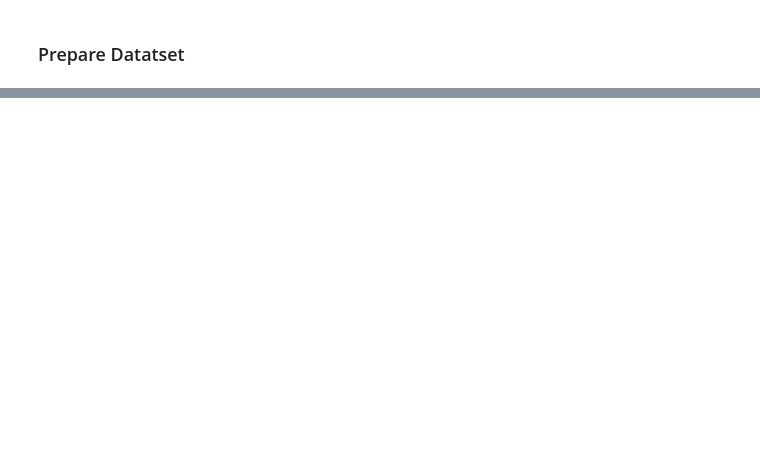
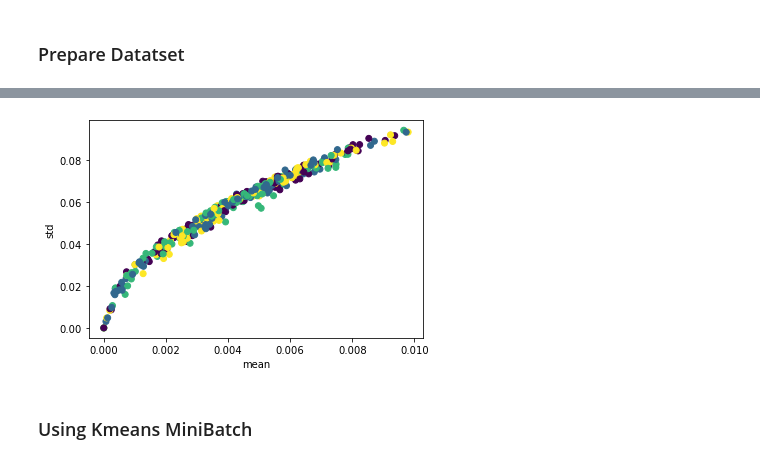
Before and after one commit to iamr0b0tx/topic_modeler, a Jupyter notebook: topic_modeler.ipynb, the cells around one changed output, grey strips where cells are left out. Drawn from its saved outputs; the diff is of its cells as text; code cells hidden in the pictures; blank space fills up the shorter version.

```diff
--- a/topic_modeler.ipynb
+++ b/topic_modeler.ipynb
@@ -444,0 +257,3 @@ label_classes
+# %%
+doc_word_distr = word_doc_frequency * word_weight
+# doc_word_distr = (doc_word_distr.T / doc_word_distr.sum(1)).T.fillna(0)
@@ -444,0 +327,23 @@ label_classes
+# %%
+# reduction = None
+# reduction = "pca"
+reduction = "normal"
+
+if reduction is None:
+    columns = doc_word_distr.columns
+    param_values = doc_word_distr.values
+
+if reduction == "pca":
+    num_of_components = 2
+    columns = list(range(num_of_components))
+
+    pca = PCA(n_components=num_of_components, whiten=True)
+    x_new = param_values = pca.fit_transform(doc_word_distr)
+
+if reduction == "normal":
+    columns = ["mean", "std"]
+    column_values = [doc_word_distr.mean(1), doc_word_distr.std(1)]
+    param_values = np.array(column_values).T
+
+distr_params = pd.DataFrame(data=param_values, columns=columns, index=list(range(len(doc_word_distr))))
+print(f"distr_params has shape {distr_params.shape}")
@@ -444,0 +361,9 @@ label_classes
+# %%
+plt.scatter(param_values[:, 0], param_values[:,1], c = label_indices)
+plt.xlabel(columns[0])
+plt.ylabel(columns[1])
+plt.show()
+# %% [output]
+[figure, added]
+# %% [markdown]
+### Using Kmeans MiniBatch
```
Also changed, not shown: parts of 84 cells of this notebook, 17 other files.
